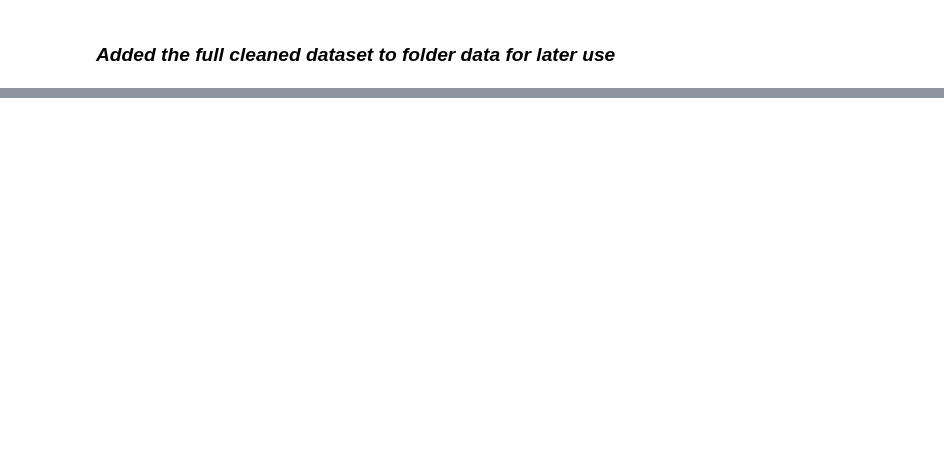
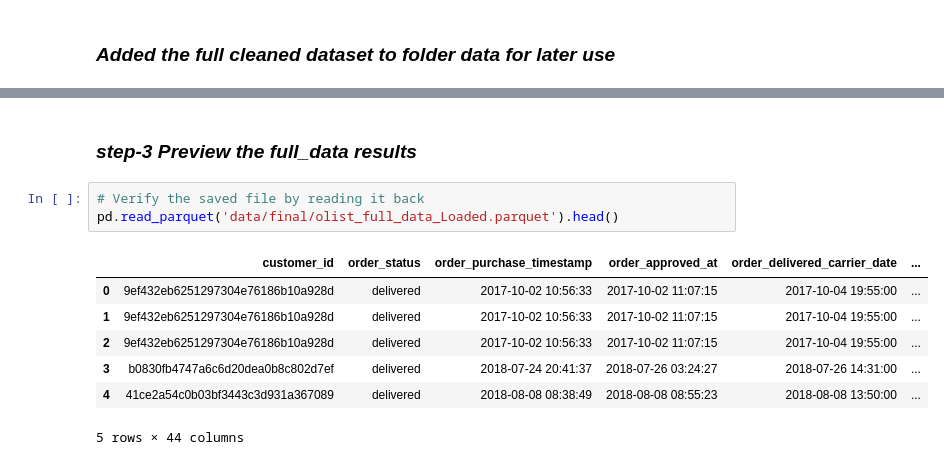
Before and after one commit to SnitTeshome/DSA2040A_DataMining_Group-8_Snit_552___Mohamed_006___Halima_315___Lesala_218, a Jupyter notebook: 1_extract_transform.ipynb, the cells around one changed output, grey strips where cells are left out. Saved outputs shown, nothing was run; the diff lists cells and outputs as text; blank space fills up the shorter version.

```diff
--- a/1_extract_transform.ipynb
+++ b/1_extract_transform.ipynb
@@ -525,0 +649,13 @@ CSV file saved to 'data/olist_full_data_clean.csv'
+# %% [markdown]
+### *step-3 Preview the full_data results*
+# %%
+# Verify the saved file by reading it back
+pd.read_parquet('data/final/olist_full_data_Loaded.parquet').head()
+# %% [output]
+|  | customer_id | order_status | order_purchase_timestamp | order_approved_at | order_delivered_carrier_date | ... |
+| 0 | 9ef432eb6251297304e76186b10a928d | delivered | 2017-10-02 10:56:33 | 2017-10-02 11:07:15 | 2017-10-04 19:55:00 | ... |
+| 1 | 9ef432eb6251297304e76186b10a928d | delivered | 2017-10-02 10:56:33 | 2017-10-02 11:07:15 | 2017-10-04 19:55:00 | ... |
+| 2 | 9ef432eb6251297304e76186b10a928d | delivered | 2017-10-02 10:56:33 | 2017-10-02 11:07:15 | 2017-10-04 19:55:00 | ... |
+| 3 | b0830fb4747a6c6d20dea0b8c802d7ef | delivered | 2018-07-24 20:41:37 | 2018-07-26 03:24:27 | 2018-07-26 14:31:00 | ... |
+| 4 | 41ce2a54c0b03bf3443c3d931a367089 | delivered | 2018-08-08 08:38:49 | 2018-08-08 08:55:23 | 2018-08-08 13:50:00 | ... |
+5 rows × 44 columns
```
Also changed, not shown: parts of 36 cells of this notebook, 3 other files.
